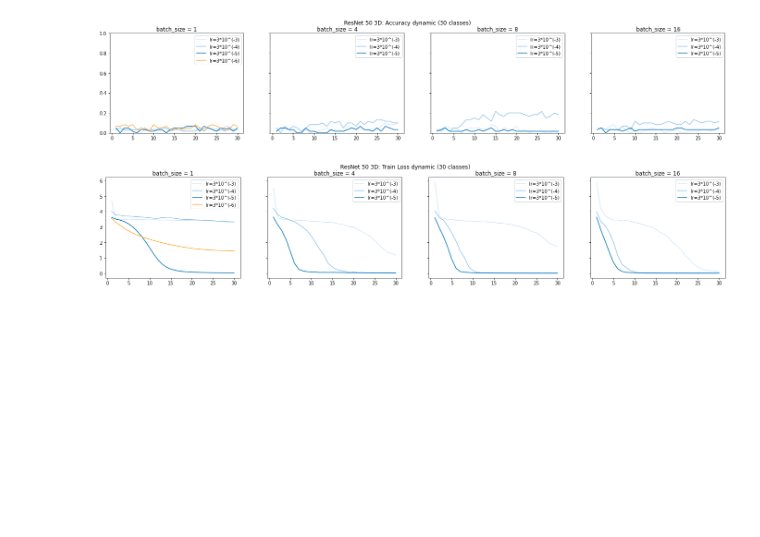
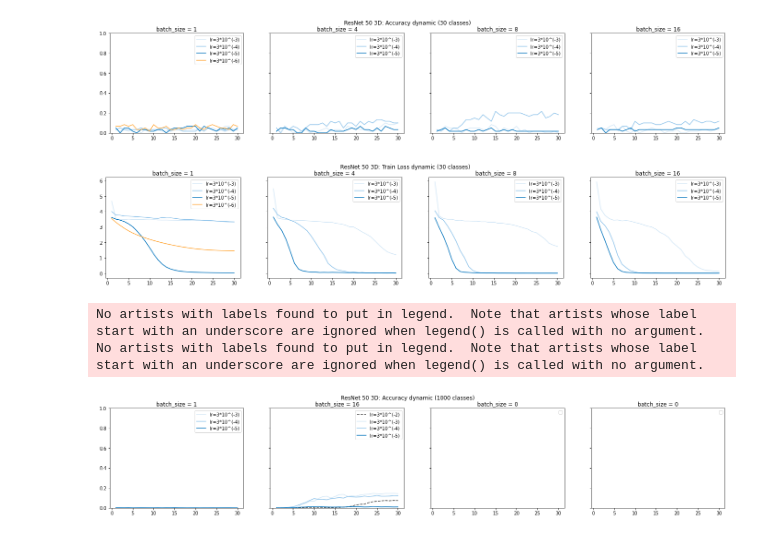
Before and after one commit to pluie-d-automne/rus-gest-lang, a Jupyter notebook: code/3 Models/ResNet/ResNet_dynamic.ipynb, the cells around one changed output. Cells and saved outputs as stored; diff of their text form; code cells hidden in the pictures; blank space fills up the shorter version.

```diff
--- a/code/3 Models/ResNet/ResNet_dynamic.ipynb
+++ b/code/3 Models/ResNet/ResNet_dynamic.ipynb
@@ -87,20 +87,23 @@ data_30 = [
     {'bs': 1, 'lr':'3*10^(-6)', 'filename': 'ResNet50_animals_lr10-6_bs1_loss_acc_dynamic.json'},
 ]
 
-# data_1000 = [
-#     {'bs': 1, 'lr':'10^(-5)', 'filename': 'ResNet50_all_lr10-5_loss_acc_dynamic.json'},
-#     {'bs': 1, 'lr':'10^(-6)', 'filename': 'ResNet50_all_lr10-6_loss_acc_dynamic.json'},
-#     {'bs': 1, 'lr':'10^(-3)', 'filename': 'ResNet50_animals_lr10-3_loss_acc_dynamic.json'},
-#     {'bs': 1, 'lr':'10^(-4)', 'filename': 'ResNet50_animals_lr10-4_loss_acc_dynamic.json'},
-# ]
+data_1000 = [
+    {'bs': 16, 'lr':'3*10^(-2)', 'filename': 'ResNet50_all_lr10-2_bs16_loss_acc_dynamic.json'},
+    {'bs': 16, 'lr':'3*10^(-3)', 'filename': 'ResNet50_all_lr10-3_bs16_loss_acc_dynamic.json'},
+    {'bs': 1, 'lr':'3*10^(-3)', 'filename': 'ResNet50_all_lr10-3_bs1_loss_acc_dynamic.json'},
+    {'bs': 16, 'lr':'3*10^(-4)', 'filename': 'ResNet50_all_lr10-4_bs16_loss_acc_dynamic.json'},
+    {'bs': 1, 'lr':'3*10^(-4)', 'filename': 'ResNet50_all_lr10-4_bs1_loss_acc_dynamic.json'},
+    {'bs': 16, 'lr':'3*10^(-5)', 'filename': 'ResNet50_all_lr10-5_bs16_loss_acc_dynamic.json'},
+    {'bs': 1, 'lr':'3*10^(-5)', 'filename': 'ResNet50_all_lr10-5_bs1_loss_acc_dynamic.json'},
+]
 
 batch_sizes_30 = list(set([x['bs'] for x in data_30]))
 batch_sizes_30.sort()
 batch_sizes_30 = batch_sizes_30 + [0, 0, 0, 0]
 
-# batch_sizes_1000 = list(set([x['bs'] for x in data_1000]))
-# batch_sizes_1000.sort()
-# batch_sizes_1000 = batch_sizes_1000 + [0, 0, 0, 0]
+batch_sizes_1000 = list(set([x['bs'] for x in data_1000]))
+batch_sizes_1000.sort()
+batch_sizes_1000 = batch_sizes_1000 + [0, 0, 0, 0]
 # %%
 draw_dynamic(data_30, batch_sizes=batch_sizes_30, n_classes=30, model_folder=model_folder_30, model_name=model_name, type='val_accuracy_dynamic')
 # %% [output]
@@ -110,5 +113,9 @@ draw_dynamic(data_30, batch_sizes=batch_sizes_30, n_classes=30, model_folder=mod
 # %% [output]
 [figure]
 # %%
-#draw_dynamic(data_1000, batch_sizes=batch_sizes_1000, n_classes=1000, model_folder=model_folder_1000, model_name=model_name, type='val_accuracy_dynamic')
+draw_dynamic(data_1000, batch_sizes=batch_sizes_1000, n_classes=1000, model_folder=model_folder_1000, model_name=model_name, type='val_accuracy_dynamic')
+# %% [output]
+No artists with labels found to put in legend.  Note that artists whose label start with an underscore are ignored when legend() is called with no argument.
+No artists with labels found to put in legend.  Note that artists whose label start with an underscore are ignored when legend() is called with no argument.
+[figure, added]
 # %%
```
Also changed, not shown: parts of 2 cells of this notebook, 2 other files.
